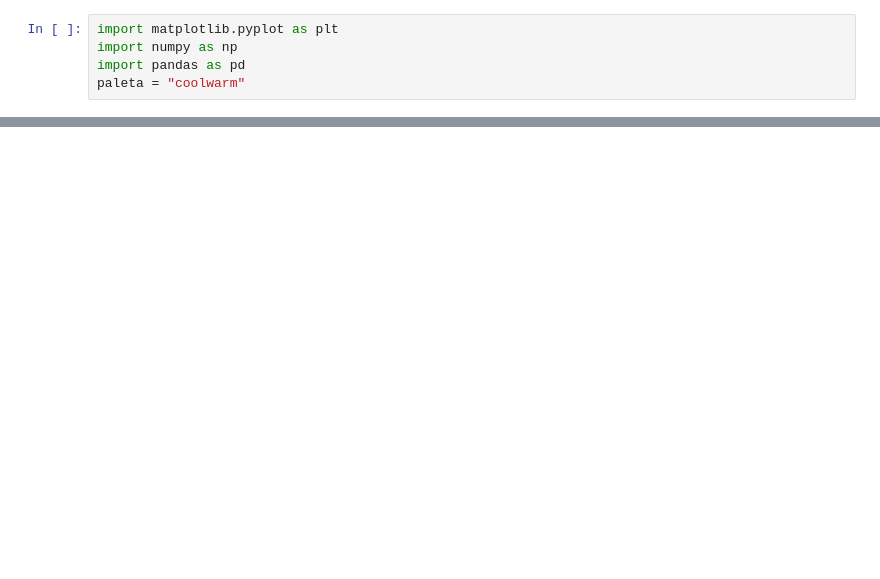
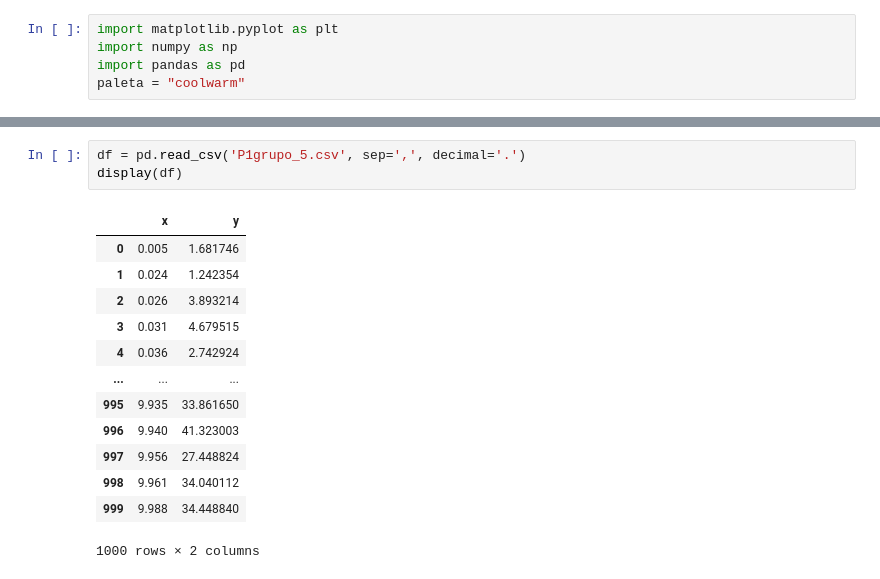
Before and after one commit to cristobalstrange/Tarea-IMT2220-Grupo-5, a Jupyter notebook: Grupo 5 - IMT2220.ipynb, the cells around one changed output, grey strips where cells are left out. Drawn from its saved outputs; the diff is of its cells as text; blank space fills up the shorter version.

```diff
--- a/Grupo 5 - IMT2220.ipynb
+++ b/Grupo 5 - IMT2220.ipynb
@@ -16,3 +16,20 @@ paleta = "coolwarm"
 
 
 ---
+# %%
+df = pd.read_csv('P1grupo_5.csv', sep=',', decimal='.')
+display(df)
+# %% [output]
+|  | x | y |
+| 0 | 0.005 | 1.681746 |
+| 1 | 0.024 | 1.242354 |
+| 2 | 0.026 | 3.893214 |
+| 3 | 0.031 | 4.679515 |
+| 4 | 0.036 | 2.742924 |
+| ... | ... | ... |
+| 995 | 9.935 | 33.861650 |
+| 996 | 9.940 | 41.323003 |
+| 997 | 9.956 | 27.448824 |
+| 998 | 9.961 | 34.040112 |
+| 999 | 9.988 | 34.448840 |
+1000 rows × 2 columns
```
Also changed, not shown: parts of 8 cells of this notebook.
